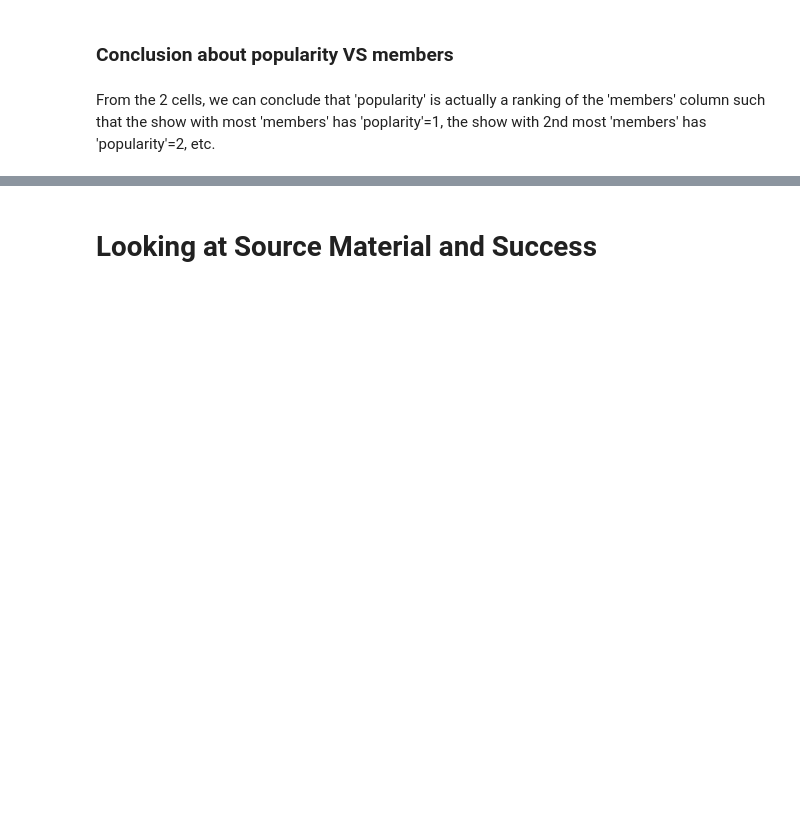
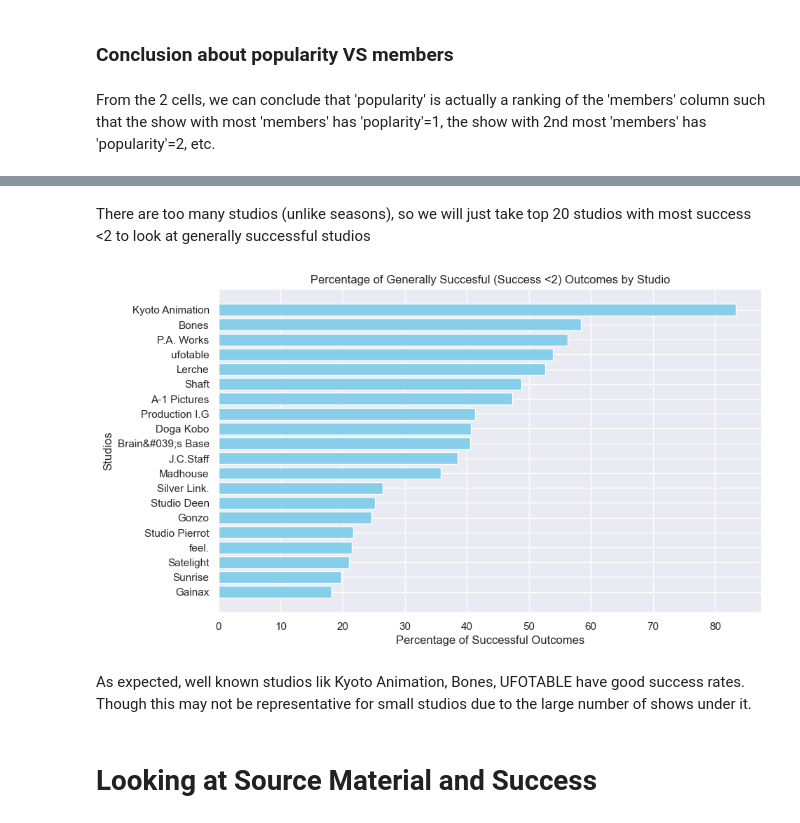
Before and after one commit to TanGuiShan/mini_project, a Jupyter notebook: Data Visualisation.ipynb, the cells around one changed output, grey strips where cells are left out. Drawn from its saved outputs; the diff is of its cells as text; code cells hidden in the pictures; blank space fills up the shorter version.

```diff
--- a/Data Visualisation.ipynb
+++ b/Data Visualisation.ipynb
@@ -372,0 +421,3 @@ From the 2 cells, we can conclude that 'popularity' is actually a ranking of the
+# %%
+studio_df = animelist[['studio', 'success']]
+studio_df['studio'].value_counts()
@@ -373,3 +460,30 @@ From the 2 cells, we can conclude that 'popularity' is actually a ranking of the
+# %% [markdown]
+There are too many studios (unlike seasons), so we will just take top 20 studios with most success <2 to look at generally successful studios
+# %%
+
+
+# Filter the DataFrame to include only success levels less than 2
+df_success_less_than_2 = studio_df[studio_df['success'] < 2]
+
+# Calculate the percentage of success levels less than 2 for each season
+success_less_than_2_percentage = df_success_less_than_2.groupby('studio').size() / studio_df.groupby('studio').size() * 100
+
+# Sort the seasons based on the percentage of success levels less than 2
+sorted_seasons = pd.DataFrame(success_less_than_2_percentage.sort_values(ascending=False)).head(20).reset_index()
+sorted_seasons = sorted_seasons.rename(columns={0: "percent"})
+
+# Plotting
+plt.figure(figsize=(10, 6))
+plt.barh(sorted_seasons['studio'], sorted_seasons['percent'], color='skyblue')
+plt.xlabel('Percentage of Successful Outcomes')
+plt.ylabel('Studios')
+plt.title('Percentage of Generally Succesful (Success <2) Outcomes by Studio')
+plt.gca().invert_yaxis()  # Invert y-axis to have the highest percentage at the top
+plt.show()
+# %% [output]
+[figure, added]
+# %% [markdown]
+As expected, well known studios lik Kyoto Animation, Bones, UFOTABLE have good success rates. Though this may not be representative for small studios due to the large number of shows under it.
 # %% [markdown]
 # Looking at Source Material and Success
 # %% [markdown]
```
Also changed, not shown: parts of 9 cells of this notebook.
